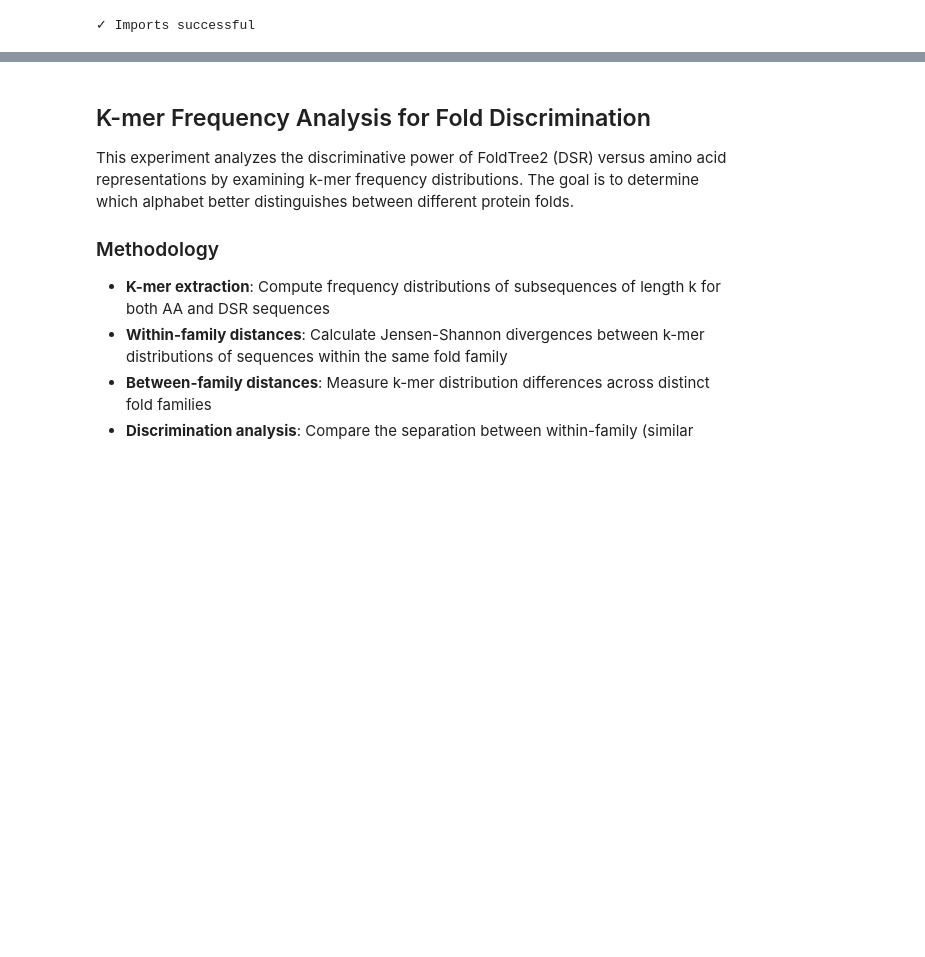
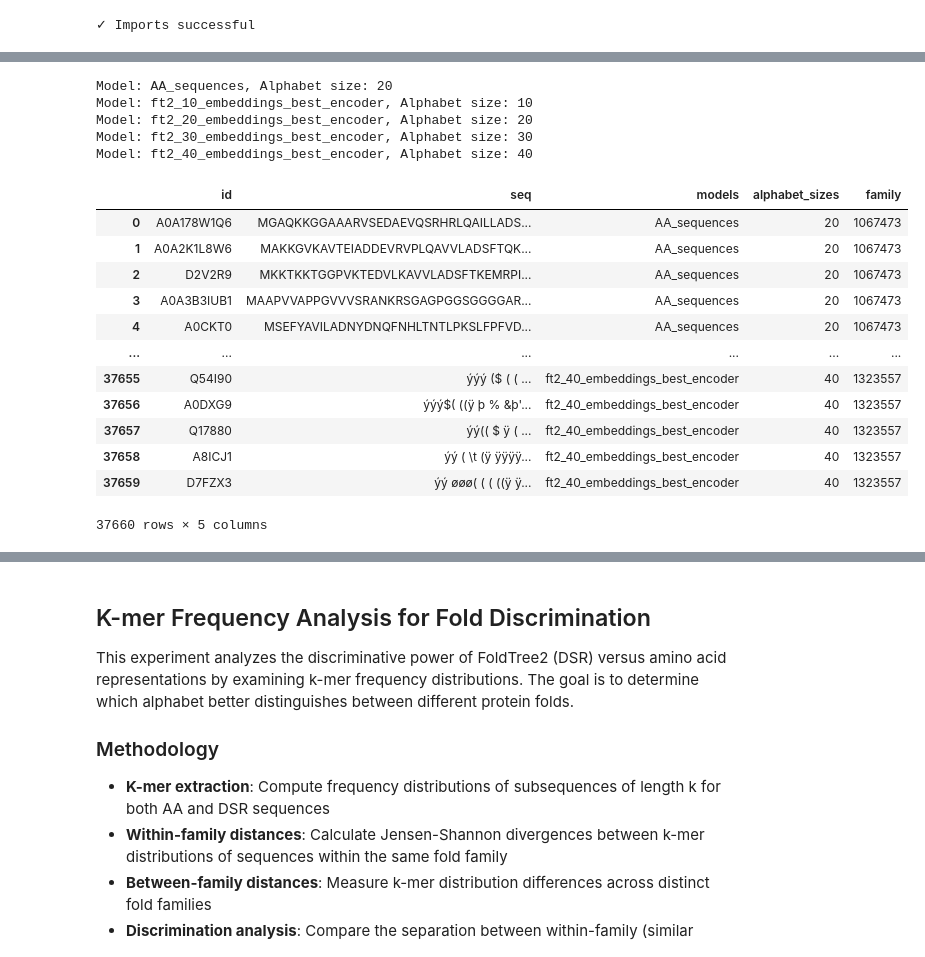
Before and after one commit to DessimozLab/foldtree2, a Jupyter notebook: foldtree2/notebooks/benchmarks/alphabet_Information_content_benchmark.ipynb, the cells around one changed output, grey strips where cells are left out. Saved outputs shown, nothing was run; the diff lists cells and outputs as text; code cells hidden in the pictures; blank space fills up the shorter version.

Commit message:
finishing up IT benchmarks

```diff
--- a/foldtree2/notebooks/benchmarks/alphabet_Information_content_benchmark.ipynb
+++ b/foldtree2/notebooks/benchmarks/alphabet_Information_content_benchmark.ipynb
@@ -973,0 +627,20 @@ print(f"Processed {len(all_results)} families:")
+# %%
+#create a pyg hdf5 dataset for all families
+structures = glob.glob(os.path.join(FAMILIES_DIR, "*", "structs", "*.pdb"))
+h5file = os.path.join(OUTPUT_DIR, "information_content_benchmark_dataset.h5")
+#converter.store_pyg(structures, filename=h5file, foldxdir = None, verbose = False , add_prody = False , distance=15)
+# %%
+from foldtree2.src import pdbgraph
+struct_data = pdbgraph.StructureDataset(h5file)
+# %%
+
+def fasta2df(fasta_file):
+	entries = {}
+	with open(fasta_file, 'r') as f:
+		for l in f:
+			if l.startswith('>'):
+				seq_id = l[1:].strip()
+				entries[seq_id] = ''
+			else:
+				entries[seq_id] += l.strip()
+	return pd.DataFrame.from_dict(entries, orient='index', columns=['seq']).reset_index().rename(columns={'index': 'id'})
@@ -973,0 +822,30 @@ print(f"Processed {len(all_results)} families:")
+# %%
+#store alphabet for each model in a dict
+model_alphabets = {}
+for model in all_results_df['models'].unique():
+	model_alphabets[model] = set(''.join(all_results_df[all_results_df['models'] == model]['seq']))
+
+for model, alphabet in model_alphabets.items():
+	print(f"Model: {model}, Alphabet size: {len(alphabet)}")
+# %% [output]
+Model: AA_sequences, Alphabet size: 20
+Model: ft2_10_embeddings_best_encoder, Alphabet size: 10
+Model: ft2_20_embeddings_best_encoder, Alphabet size: 20
+Model: ft2_30_embeddings_best_encoder, Alphabet size: 30
+Model: ft2_40_embeddings_best_encoder, Alphabet size: 40
+# %%
+all_results_df
+# %% [output]
+|  | id | seq | models | alphabet_sizes | family |
+| 0 | A0A178W1Q6 | MGAQKKGGAAARVSEDAEVQSRHRLQAILLADS... | AA_sequences | 20 | 1067473 |
+| 1 | A0A2K1L8W6 | MAKKGVKAVTEIADDEVRVPLQAVVLADSFTQK... | AA_sequences | 20 | 1067473 |
+| 2 | D2V2R9 | MKKTKKTGGPVKTEDVLKAVVLADSFTKEMRPI... | AA_sequences | 20 | 1067473 |
+| 3 | A0A3B3IUB1 | MAAPVVAPPGVVVSRANKRSGAGPGGSGGGGAR... | AA_sequences | 20 | 1067473 |
+| 4 | A0CKT0 | MSEFYAVILADNYDNQFNHLTNTLPKSLFPFVD... | AA_sequences | 20 | 1067473 |
+| ... | ... | ... | ... | ... | ... |
+| 37655 | Q54I90 | ýýý  ($ (   ( ... | ft2_40_embeddings_best_encoder | 40 | 1323557 |
+| 37656 | A0DXG9 | ýýý$( ((ÿ   þ %  &þ'... | ft2_40_embeddings_best_encoder | 40 | 1323557 |
+| 37657 | Q17880 | ýý(( $ ÿ  (   ... | ft2_40_embeddings_best_encoder | 40 | 1323557 |
+| 37658 | A8ICJ1 | ýý ( \t   (ÿ ÿÿÿÿ... | ft2_40_embeddings_best_encoder | 40 | 1323557 |
+| 37659 | D7FZX3 | ýý øøø( ( ( ((ÿ  ÿ... | ft2_40_embeddings_best_encoder | 40 | 1323557 |
+37660 rows × 5 columns
```
Also changed, not shown: parts of 16 cells of this notebook, 5 other files.
